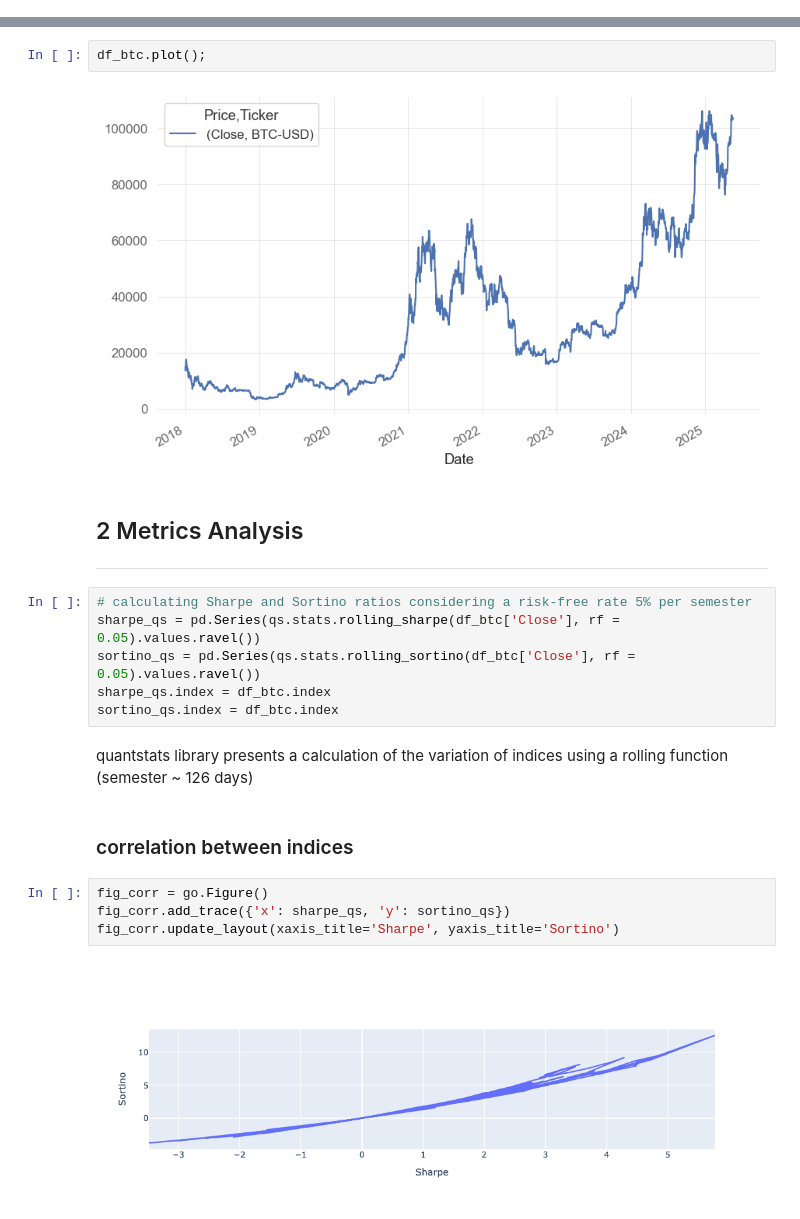
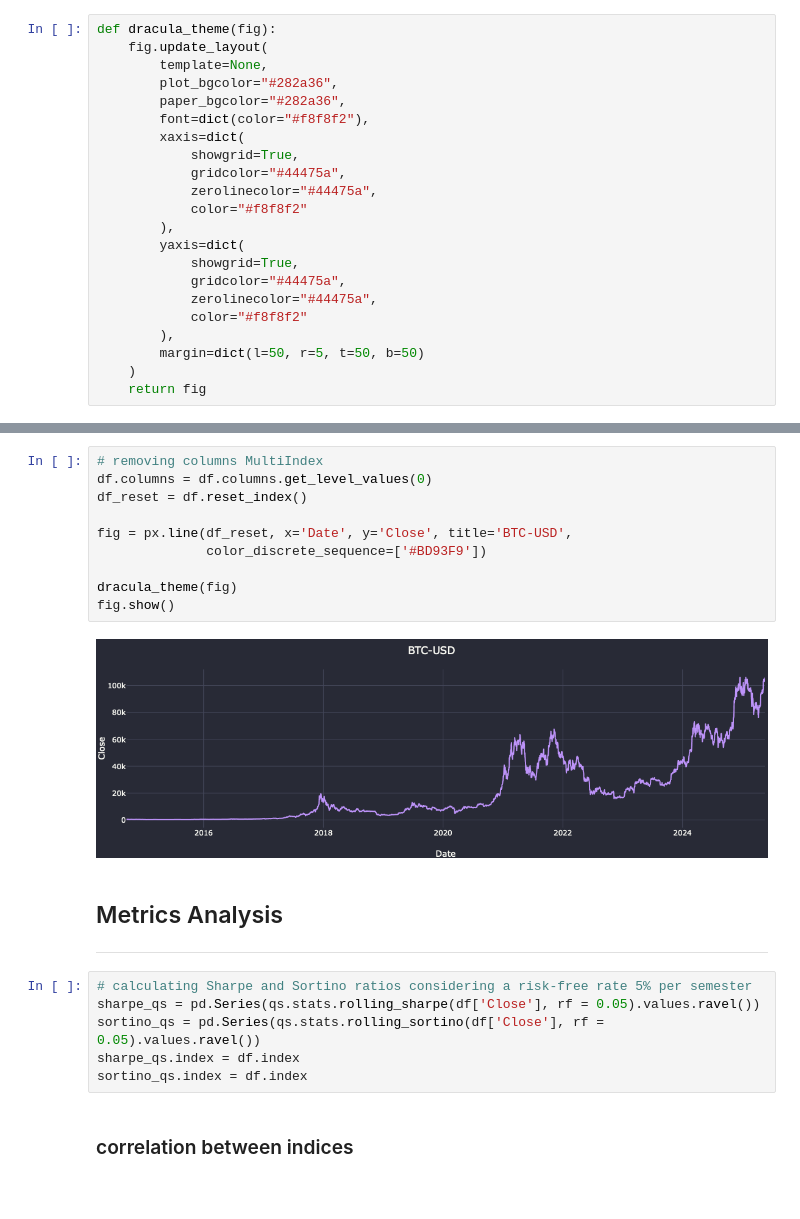
Before and after one commit to pmusachio/sharpe-sortino-bitcoin, a Jupyter notebook: notebooks/sharpe-sortino-ratio.ipynb, the cells around one changed output, grey strips where cells are left out. Cells and saved outputs as stored; diff of their text form; blank space fills up the shorter version.

```diff
--- a/notebooks/sharpe-sortino-ratio.ipynb
+++ b/notebooks/sharpe-sortino-ratio.ipynb
@@ -39 +16,23 @@ from plotly.subplots import make_subplots
+# %%
+def dracula_theme(fig):
+    fig.update_layout(
+        template=None,
+        plot_bgcolor="#282a36",
+        paper_bgcolor="#282a36",
+        font=dict(color="#f8f8f2"),
+        xaxis=dict(
+            showgrid=True,
+            gridcolor="#44475a",
+            zerolinecolor="#44475a",
+            color="#f8f8f2"
+        ),
+        yaxis=dict(
+            showgrid=True,
+            gridcolor="#44475a",
+            zerolinecolor="#44475a",
+            color="#f8f8f2"
+        ),
+        margin=dict(l=50, r=5, t=50, b=50)
+    )
+    return fig
 # %% [markdown]
@@ -55,23 +55,23 @@ df_btc.head()
-# %%
-df_btc.plot();
-# %% [output]
-[figure, removed]
+# %%
+# removing columns MultiIndex
+df.columns = df.columns.get_level_values(0)
+df_reset = df.reset_index()
+
+fig = px.line(df_reset, x='Date', y='Close', title='BTC-USD',
+              color_discrete_sequence=['#BD93F9'])
+
+dracula_theme(fig)
+fig.show()
+# %% [output]
+[figure, added]
 # %% [markdown]
-## 2 Metrics Analysis
+## Metrics Analysis
 ---
 # %%
 # calculating Sharpe and Sortino ratios considering a risk-free rate 5% per semester
-sharpe_qs = pd.Series(qs.stats.rolling_sharpe(df_btc['Close'], rf = 0.05).values.ravel())
-sortino_qs = pd.Series(qs.stats.rolling_sortino(df_btc['Close'], rf = 0.05).values.ravel())
-sharpe_qs.index = df_btc.index
-sortino_qs.index = df_btc.index
+sharpe_qs = pd.Series(qs.stats.rolling_sharpe(df['Close'], rf = 0.05).values.ravel())
+sortino_qs = pd.Series(qs.stats.rolling_sortino(df['Close'], rf = 0.05).values.ravel())
+sharpe_qs.index = df.index
+sortino_qs.index = df.index
-# %% [markdown]
-quantstats library presents a calculation of the variation of indices using a rolling function (semester ~ 126 days)
 # %% [markdown]
 ### correlation between indices
-# %%
-fig_corr = go.Figure()
-fig_corr.add_trace({'x': sharpe_qs, 'y': sortino_qs})
-fig_corr.update_layout(xaxis_title='Sharpe', yaxis_title='Sortino')
-# %% [output]
-[figure, removed]
```
Also changed, not shown: parts of 13 cells of this notebook, 6 other files.
